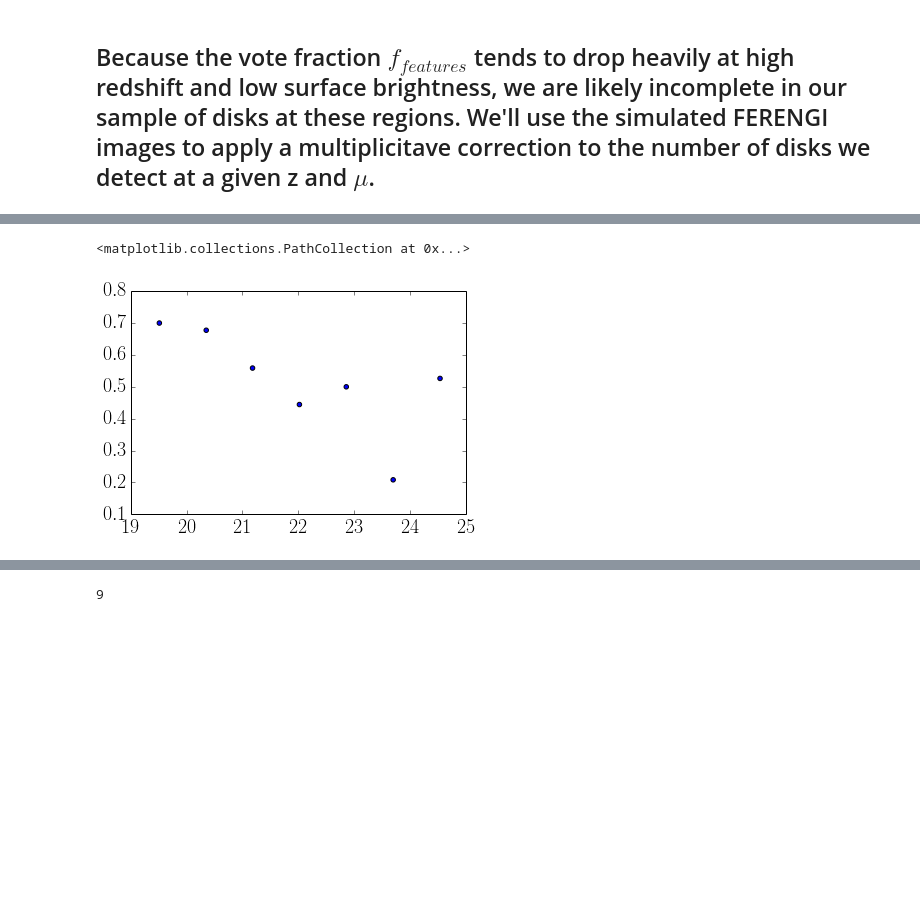
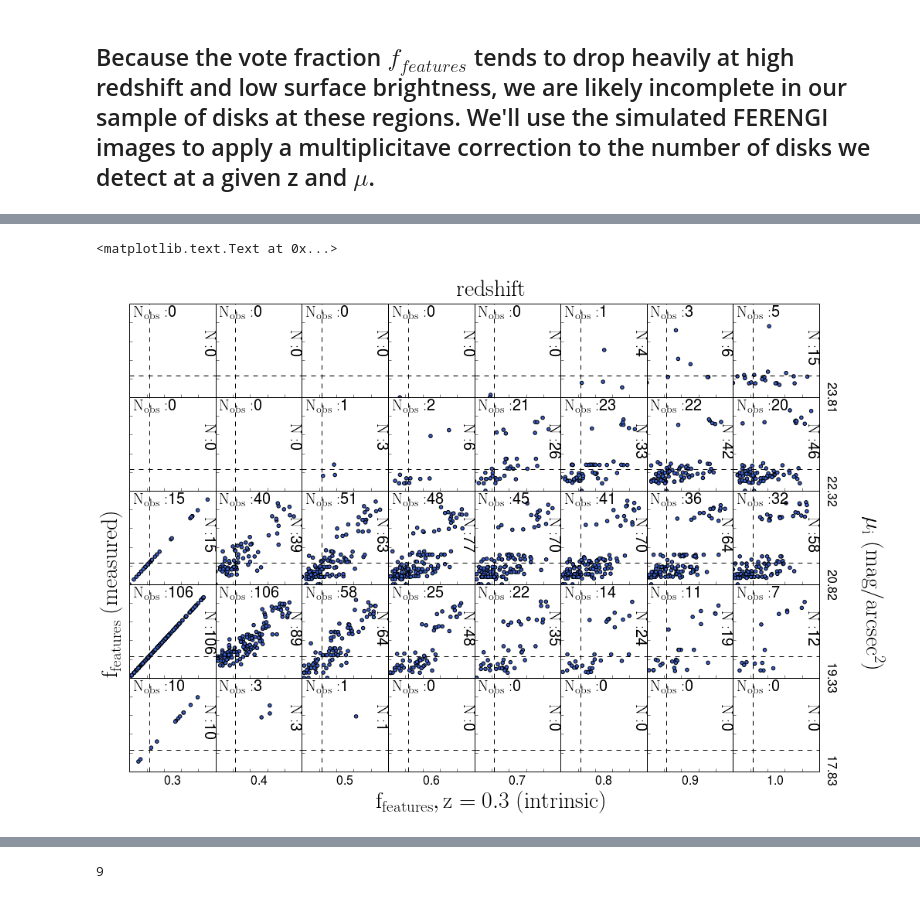
Before and after one commit to Mel23/gzh_red_disks, a Jupyter notebook: python/ferengi_disk_correction.ipynb, the cells around one changed output, grey strips where cells are left out. Drawn from its saved outputs; the diff is of its cells as text; code cells hidden in the pictures; blank space fills up the shorter version.

```diff
--- a/python/ferengi_disk_correction.ipynb
+++ b/python/ferengi_disk_correction.ipynb
@@ -146,5 +194,66 @@ z = np.linspace(0,len(completion_matrix[1]),len(completion_matrix[1]+1))
-# %%
-plt.scatter(yedges[0:9],completion_matrix[7])
-# %% [output]
-<matplotlib.collections.PathCollection at 0x...>
-[figure, removed]
+# %%
+#plot
+f=figure(figsize=(20,13))
+x_new = np.linspace(0,.95,40)
+
+disk_cut = .23
+blue_completion_matrix = np.zeros(shape=(len(xedges)-1,len(yedges)-1))
+
+gs=gridspec.GridSpec(len(yedges),len(xedges)+1)
+gs.update(wspace=0)
+gs.update(hspace=0)
+yedge_int=np.linspace(0,len(yedges)-2,len(yedges)-1)
+yedge_int=[int(y) for y in yedge_int]
+yedge_int=yedge_int[::-1]
+y_label=[]
+x_label=[]
+facecolors=['#af8dc3','#999999','#7fbf7b']
+for i in range(0,len(yedges)-1):
+    y_label.append(round((yedges[i]+yedges[i+1])/2,2))
+y_label=y_label[::-1]
+for i in range(0,len(xedges)-1):
+    x_label.append(round((xedges[i]+xedges[i+1])/2,2))
+
+for y in range(0,len(yedges)-1):
+    for x in range(0,len(xedges)-1):
+        ax=plt.subplot(gs[yedge_int[y],x])
+        xs=blue_scatter_dct[xedges[x],xedges[x+1],yedges[y],yedges[y+1],'lo']
+        ys=blue_scatter_dct[xedges[x],xedges[x+1],yedges[y],yedges[y+1],'hi']
+
+        plt.axhline(disk_cut,ls='dashed',c='k')
+        plt.axvline(disk_cut,ls='dashed',c='k')
+        #calculate number of observed disks
+        disks_observed = sum(i>=disk_cut for i in ys)
+        disks_actual = sum(i>=disk_cut for i in xs)
+
+        blue_completion_matrix.T[y,x]=(float(disks_observed)/disks_actual) if len(xs)>10 and disks_actual > 0 else 'nan'
+
+
+        ax.text(.05,.84,'$\mathrm{N_{obs}:}$%s'%disks_observed,fontsize=20)
+        ax.text(.83,.6,'$\mathrm{N:}$%s'%disks_actual,rotation=270,fontsize=20)
+
+        plt.scatter(xs,ys,c='#3A5FCD',marker='o',edgecolors='k')
+
+        plt.tick_params(labelleft='off')
+        plt.tick_params(top='off',right='off',labelbottom='off')
+        plt.xlim(0,1)
+        plt.ylim(0,1)
+        if y==0:
+            plt.xlabel('%s'%str(x_label[x]),fontsize=16)
+
+        if x==7:
+            ax.yaxis.set_label_position("right")
+            plt.ylabel('%s'%str(yedges[y]),fontsize=16,rotation=270)
+            ax.yaxis.set_label_coords(1.2, 0)
+
+
+
+f.text(.78,.5,r'$\mathrm{\mu_{i}~(mag/arcsec^2)}$',rotation=270,fontsize=30,va='center')
+f.text(.45,.91,r'$\mathrm{redshift}$',fontsize=30,ha='center')
+f.text(.1,.5,r'$\mathrm{f_{features}~(measured)}$',rotation=90,fontsize=30,va='center')
+f.text(.45,.2,r'$\mathrm{f_{features},z=0.3~(intrinsic)}$',fontsize=30,ha='center')
+
+#plt.savefig('Images/red_ferengi_corrected_debiased.png')
+# %% [output]
+<matplotlib.text.Text at 0x...>
+[figure, added]
```
Also changed, not shown: parts of 18 cells of this notebook, 42 other files.
